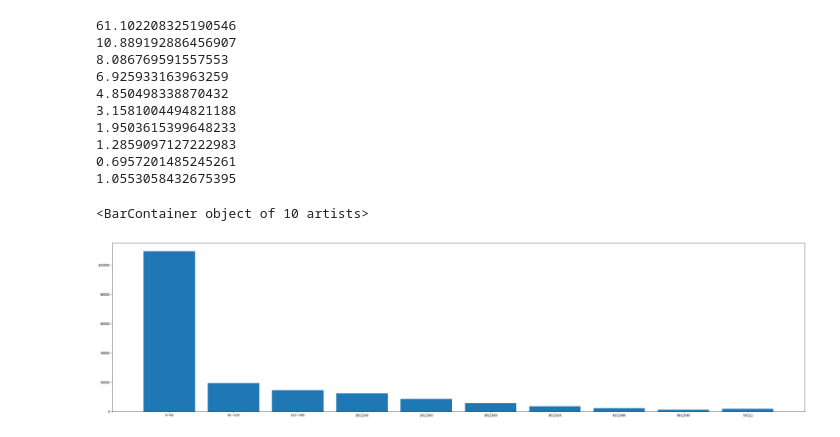
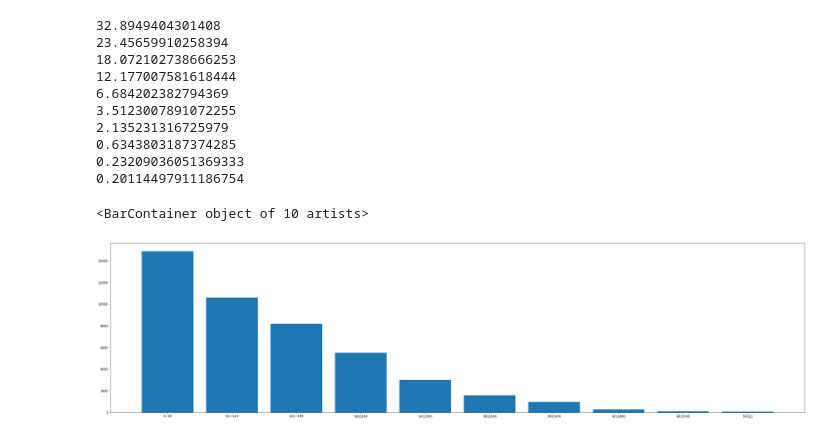
Before and after one commit to c-awatsu/randomForest, a Jupyter notebook: bunpu.ipynb, the cells around one changed output. Drawn from its saved outputs; the diff is of its cells as text; code cells hidden in the pictures.

```diff
--- a/bunpu.ipynb
+++ b/bunpu.ipynb
@@ -117,42 +117,43 @@ font_prop = FontProperties(fname=font_path)
 pyPlot.figure(figsize=(40, 10))
 left = ['0~60', '61~120', '121~180', '181〜240', '241〜300', '301〜360', '361〜420', '421〜480', '481〜540', '541以上']
 
-sql_result = sql_result[sql_result['bus_stop_id'] == 182]
+sql_result = sql_result[sql_result['bus_stop_id'] == 183]
+
 delay_one = sql_result[sql_result['delay'] == 1].size
 delay_two = sql_result[sql_result['delay'] == 2].size
 delay_three = sql_result[sql_result['delay'] == 3].size
 delay_four = sql_result[sql_result['delay'] == 4].size
 delay_five = sql_result[sql_result['delay'] == 5].size
 delay_six = sql_result[sql_result['delay'] == 6].size
 delay_seven = sql_result[sql_result['delay'] == 7].size
 delay_eight = sql_result[sql_result['delay'] == 8].size
 delay_nine = sql_result[sql_result['delay'] == 9].size
 delay_ten = sql_result[sql_result['delay'] == 10].size
 
 print(delay_one / sql_result.size * 100)
 print(delay_two / sql_result.size * 100)
 print(delay_three / sql_result.size * 100)
 print(delay_four / sql_result.size * 100)
 print(delay_five / sql_result.size * 100)
 print(delay_six / sql_result.size * 100)
 print(delay_seven / sql_result.size * 100)
 print(delay_eight / sql_result.size * 100)
 print(delay_nine / sql_result.size * 100)
 print(delay_ten / sql_result.size * 100)
 
 height = np.array([delay_one, delay_two, delay_three, delay_four, delay_five,
                    delay_six, delay_seven, delay_eight, delay_nine, delay_ten])
 pyPlot.bar(left, height)
 # %% [output]
-61.102208325190546
-10.889192886456907
-8.086769591557553
-6.925933163963259
-4.850498338870432
-3.1581004494821188
-1.9503615399648233
-1.2859097127222983
-0.6957201485245261
-1.0553058432675395
+32.8949404301408
+23.45659910258394
+18.072102738666253
+12.177007581618444
+6.684202382794369
+3.5123007891072255
+2.135231316725979
+0.6343803187374285
+0.23209036051369333
+0.20114497911186754
 <BarContainer object of 10 artists>
-[figure, old version]
+[figure, new version]
```
Also changed, not shown: 9 other files.
